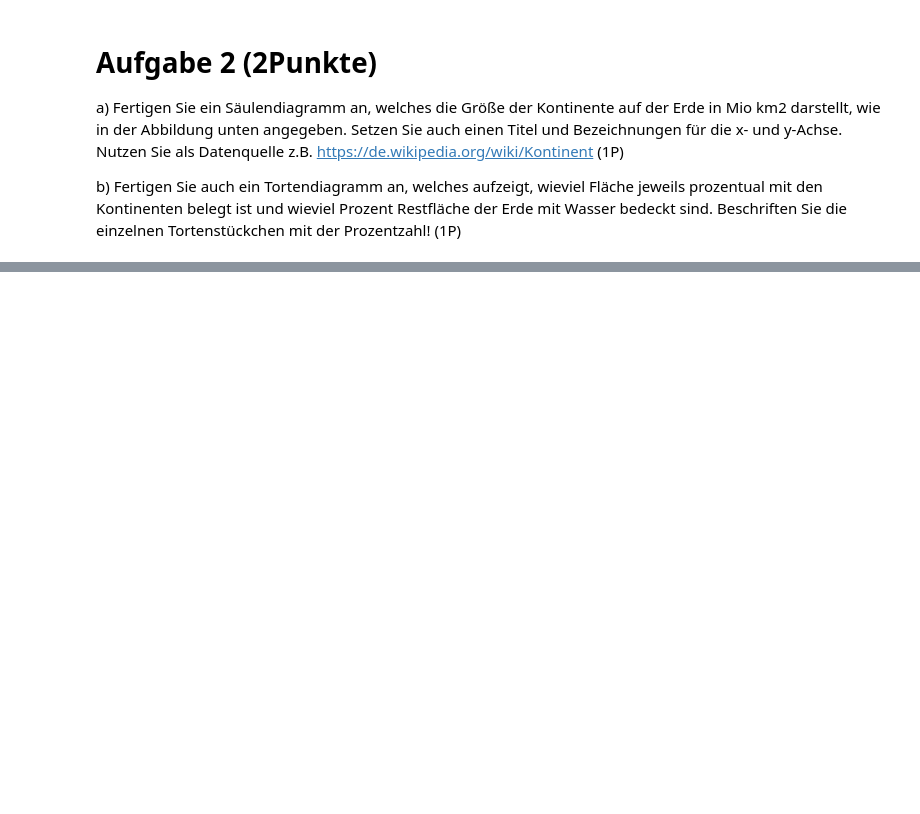
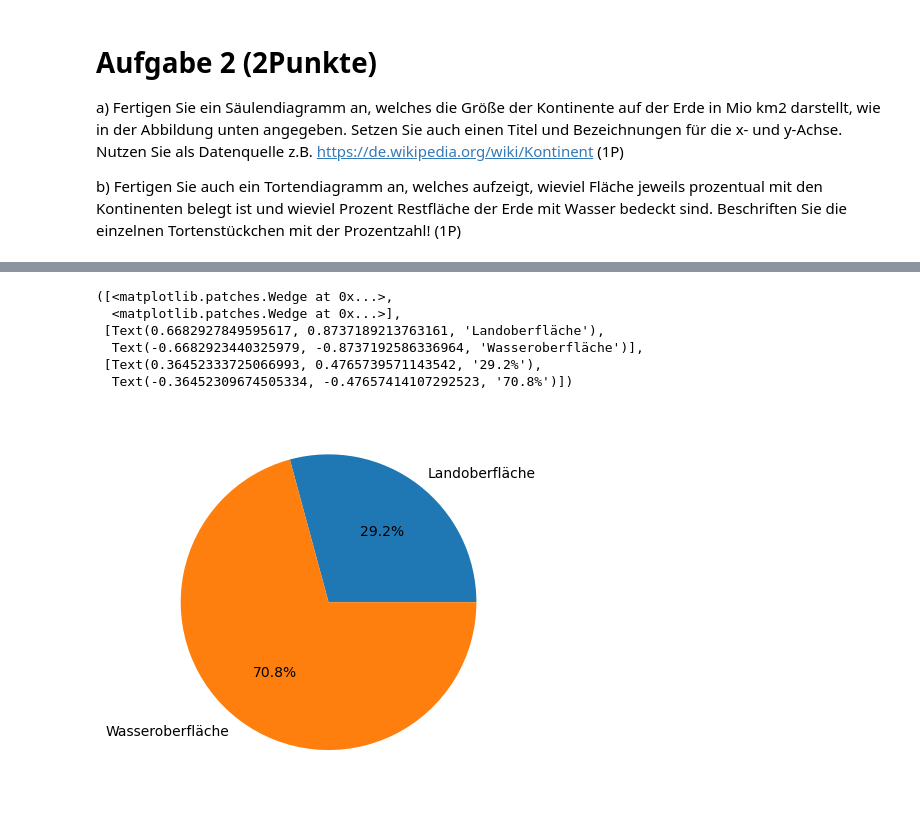
Before and after one commit to MuhammedKrz/DatenanalyseUndMLPraktika, a Jupyter notebook: Blatt 1/Praktikum1.ipynb, the cells around one changed output, grey strips where cells are left out. Saved outputs shown, nothing was run; the diff lists cells and outputs as text; code cells hidden in the pictures; blank space fills up the shorter version.

```diff
--- a/Blatt 1/Praktikum1.ipynb
+++ b/Blatt 1/Praktikum1.ipynb
@@ -18,3 +46,15 @@ Prozent Restfläche der Erde mit Wasser bedeckt sind. Beschriften Sie die einzel
+# %%
+earthSurface = ['Landoberfläche','Wasseroberfläche']
+sizes = [149, 361]
+plt.pie(sizes, labels=earthSurface, autopct='%1.1f%%')
+# %% [output]
+([<matplotlib.patches.Wedge at 0x...>,
+  <matplotlib.patches.Wedge at 0x...>],
+ [Text(0.6682927849595617, 0.8737189213763161, 'Landoberfläche'),
+  Text(-0.6682923440325979, -0.8737192586336964, 'Wasseroberfläche')],
+ [Text(0.36452333725066993, 0.4765739571143542, '29.2%'),
+  Text(-0.36452309674505334, -0.47657414107292523, '70.8%')])
+[figure, added]
 # %% [markdown]
 # Aufgabe 3 (2Punkte)
 a) Definieren Sie ein Series-Objekt mit den Fächern, die Sie aktuell in diesem Semester belegen. Die Namen der Fächer sollen der Index
```
Also changed, not shown: parts of 7 cells of this notebook.
